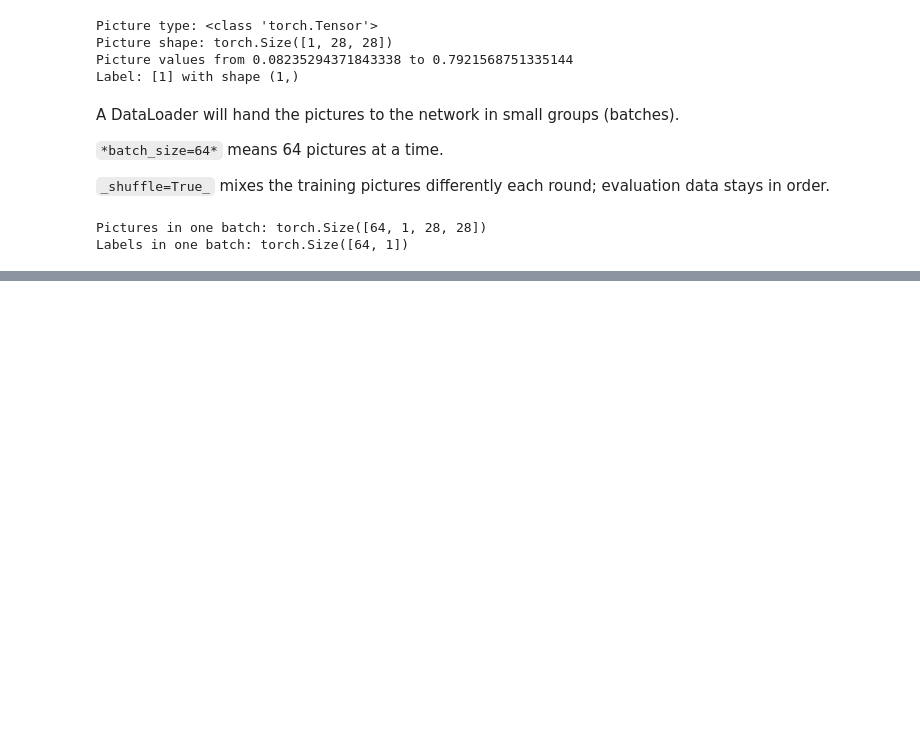
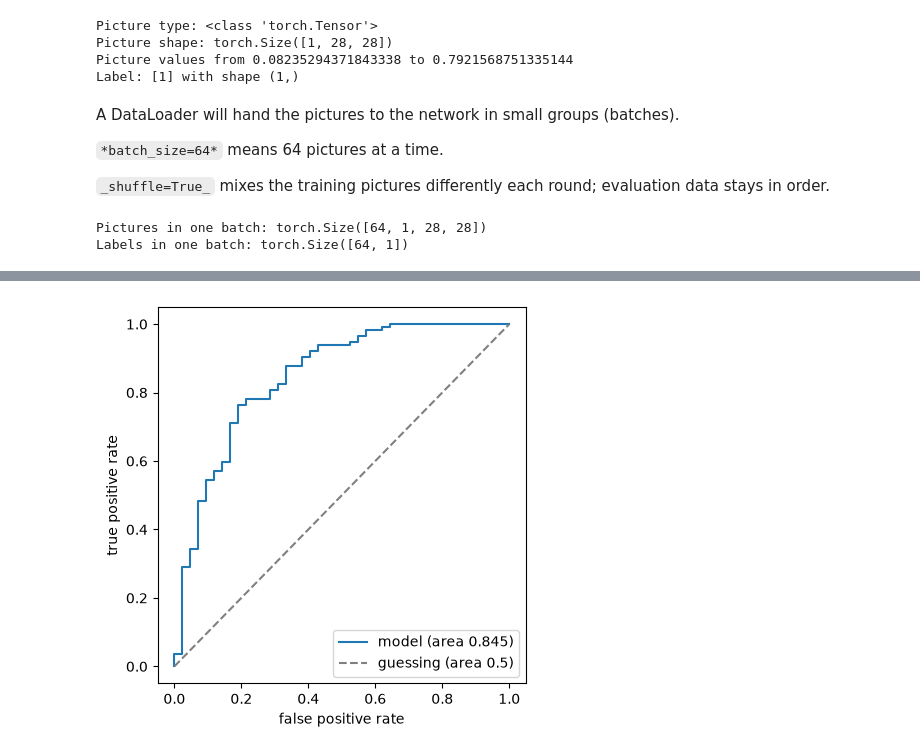
Before and after one commit to EvaPanou/PyTorch_BreastMNIST_analysis, a Jupyter notebook: BreastMNIST_analysis.ipynb, the cells around one changed output, grey strips where cells are left out. Saved outputs shown, nothing was run; the diff lists cells and outputs as text; code cells hidden in the pictures; blank space fills up the shorter version.

```diff
--- a/BreastMNIST_analysis.ipynb
+++ b/BreastMNIST_analysis.ipynb
@@ -327,0 +599,16 @@ Labels in one batch: torch.Size([64, 1])
+# %%
+# Drawing the receiver operating characteristic curve.
+# roc_curve returns, for many cut-off values, how often label 1 is wrongly accepted (false positive rate)
+# and how often it is rightly accepted (true positive rate). The first two returned lists are used.
+false_positive_rate, true_positive_rate, _ = sklearn.metrics.roc_curve(test_true, test_probabilities)
+
+pyplot.figure(figsize=(4.5, 4.5))
+pyplot.plot(false_positive_rate, true_positive_rate, label="model (area " + str(round(test_area_under_curve, 3)) + ")")
+pyplot.plot([0, 1], [0, 1], linestyle="--", color="grey", label="guessing (area 0.5)")    # the diagonal line = guessing
+pyplot.xlabel("false positive rate")
+pyplot.ylabel("true positive rate")
+pyplot.legend()
+pyplot.tight_layout()
+pyplot.show()
+# %% [output]
+[figure, added]
```
Also changed, not shown: parts of 20 cells of this notebook, 1 other file.
